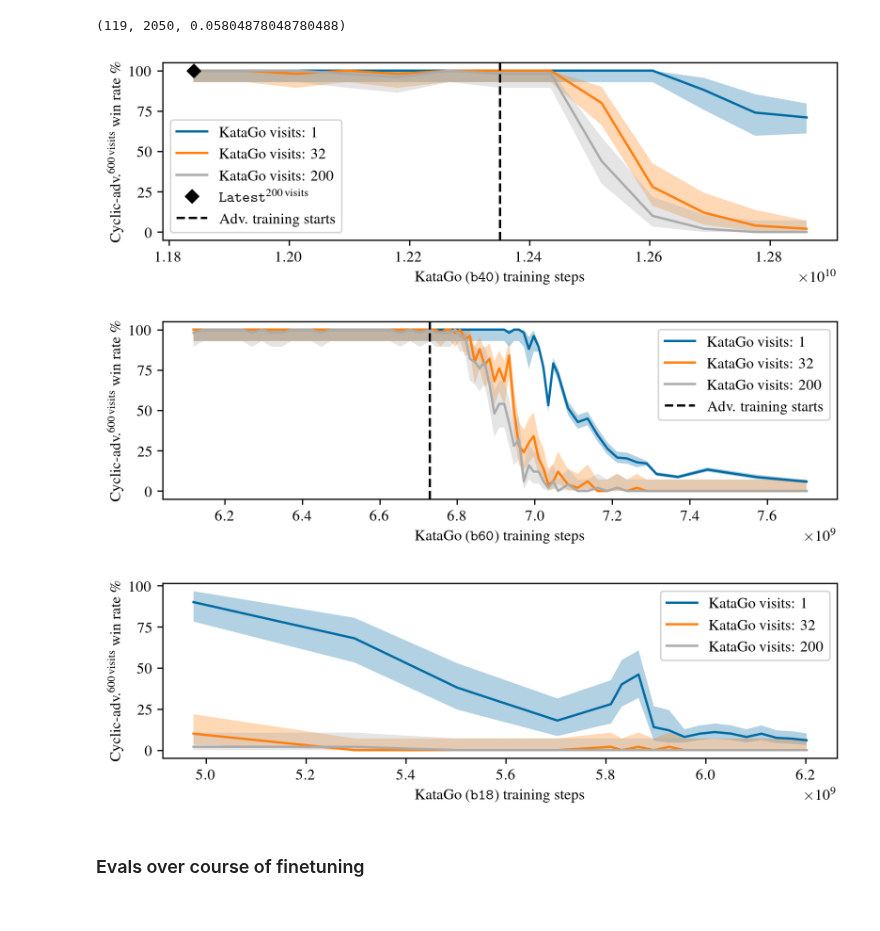
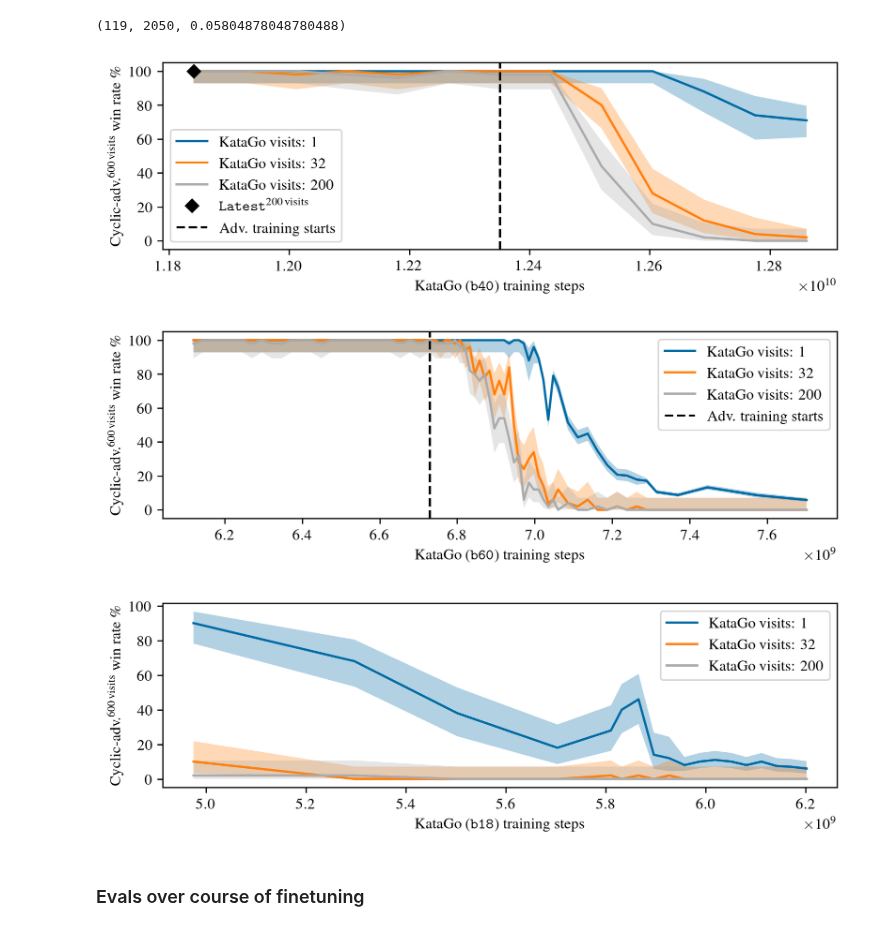
Before and after one commit to AlignmentResearch/KataGoVisualizer, a Jupyter notebook: notebooks/notebooks/paper/katago-new-ckpt-evals.ipynb, the cells around one changed output. Cells and saved outputs as stored; diff of their text form; code cells hidden in the pictures.

```diff
--- a/notebooks/notebooks/paper/katago-new-ckpt-evals.ipynb
+++ b/notebooks/notebooks/paper/katago-new-ckpt-evals.ipynb
@@ -212,21 +213,21 @@ sub_df.adv_win.sum(), len(sub_df), sub_df.adv_win.mean()
 # %%
 plt.style.use(
     ["tableau-colorblind10", utils.get_style("default"), utils.get_style("1-col")]
 )
 
 for net_type in ["b40c256", "b60c320", "b18c384nbt"]:
     generate_fancy_plots(
         adv_name="adv-s545065216-v600-AMCTS", net_types=[net_type],
     )
-    plt.gcf().set_figheight(plt.gcf().get_figheight() * 0.7)
+    plt.gcf().set_figheight(plt.gcf().get_figheight() * 0.73)
     plt.savefig(f"katago-adv-training-win-rate-{net_type}.pgf", backend="pgf")
     plt.show()
 
 # generate_fancy_plots(adv_name="adv-s22887680-v600-AMCTS", net_types=["b60c320"])
 # %% [output]
-[figure, old version]
+[figure, new version]
-[figure, old version]
+[figure, new version]
-[figure, old version]
+[figure, new version]
 # %% [markdown]
 ### Evals over course of finetuning
 # %%
```
Also changed, not shown: parts of 3 cells of this notebook.
